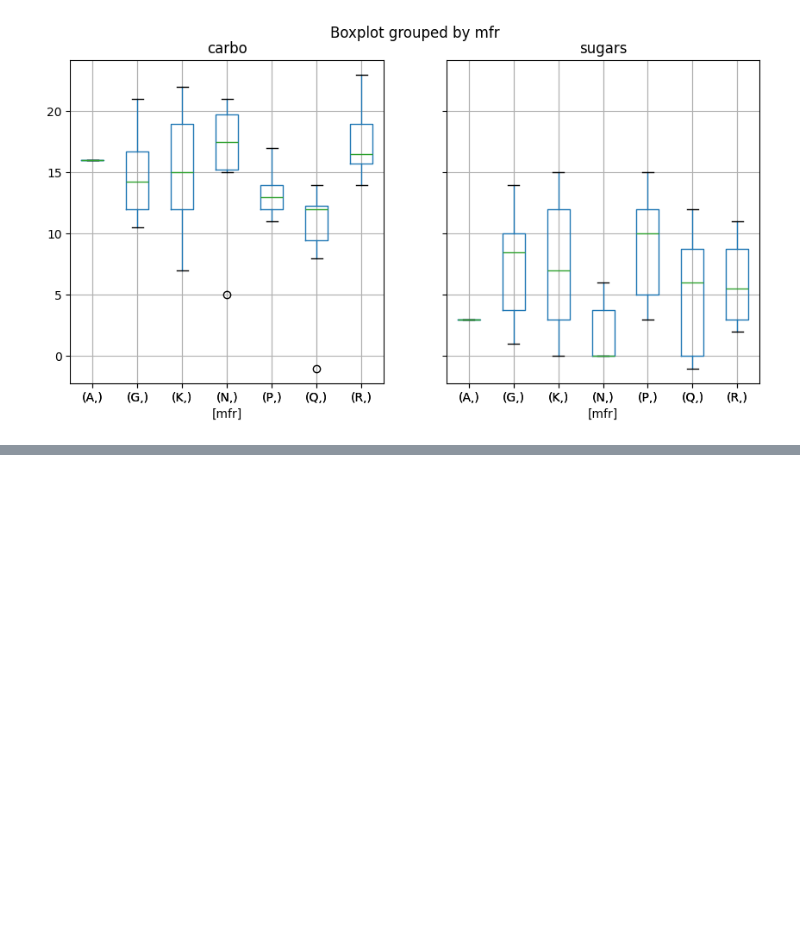
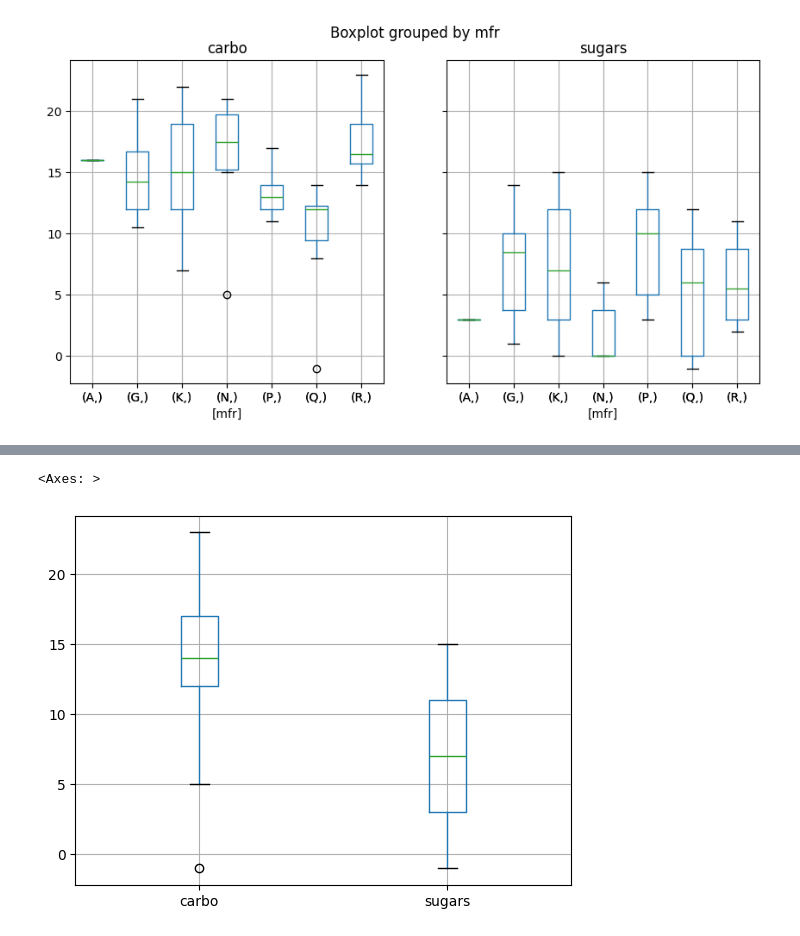
Before and after one commit to Sru-j/daily_lab_activities, a Jupyter notebook: box_plot_mine.ipynb, the cells around one changed output, grey strips where cells are left out. Drawn from its saved outputs; the diff is of its cells as text; code cells hidden in the pictures; blank space fills up the shorter version.

```diff
--- a/box_plot_mine.ipynb
+++ b/box_plot_mine.ipynb
@@ -159,0 +170,5 @@ df.boxplot(column =['carbo','sugars'],by=['mfr'],figsize=(10,5));
+# %%
+df.boxplot(column =['carbo','sugars'])
+# %% [output]
+<Axes: >
+[figure, added]
```
Also changed, not shown: parts of 12 cells of this notebook.
